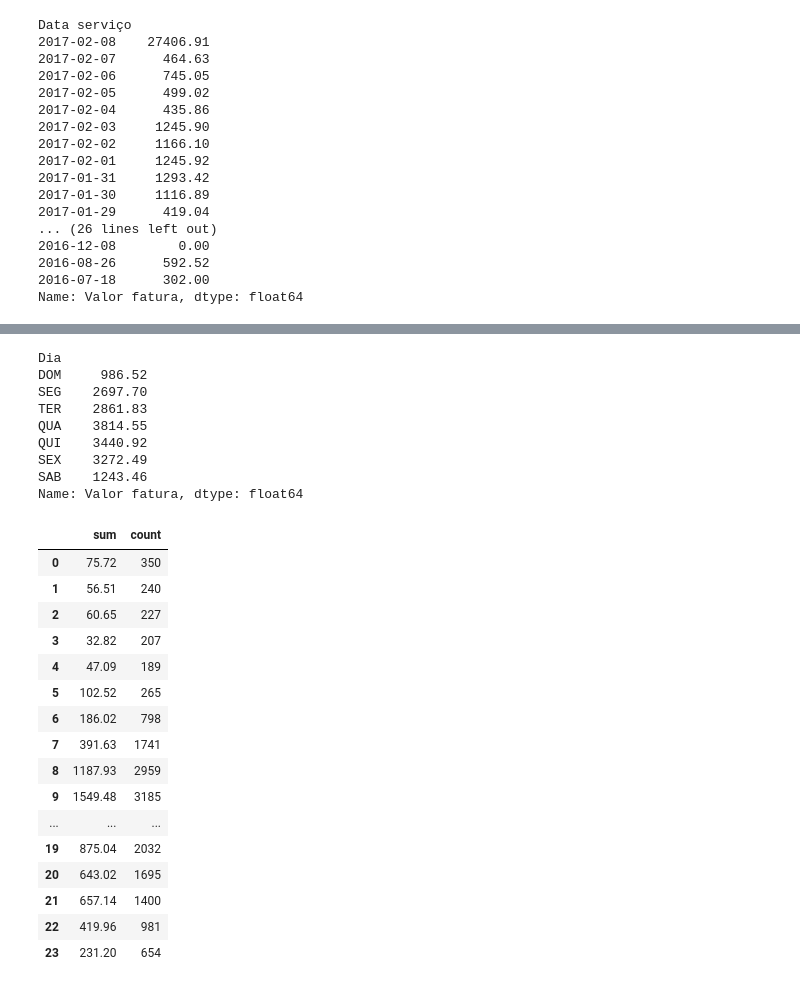
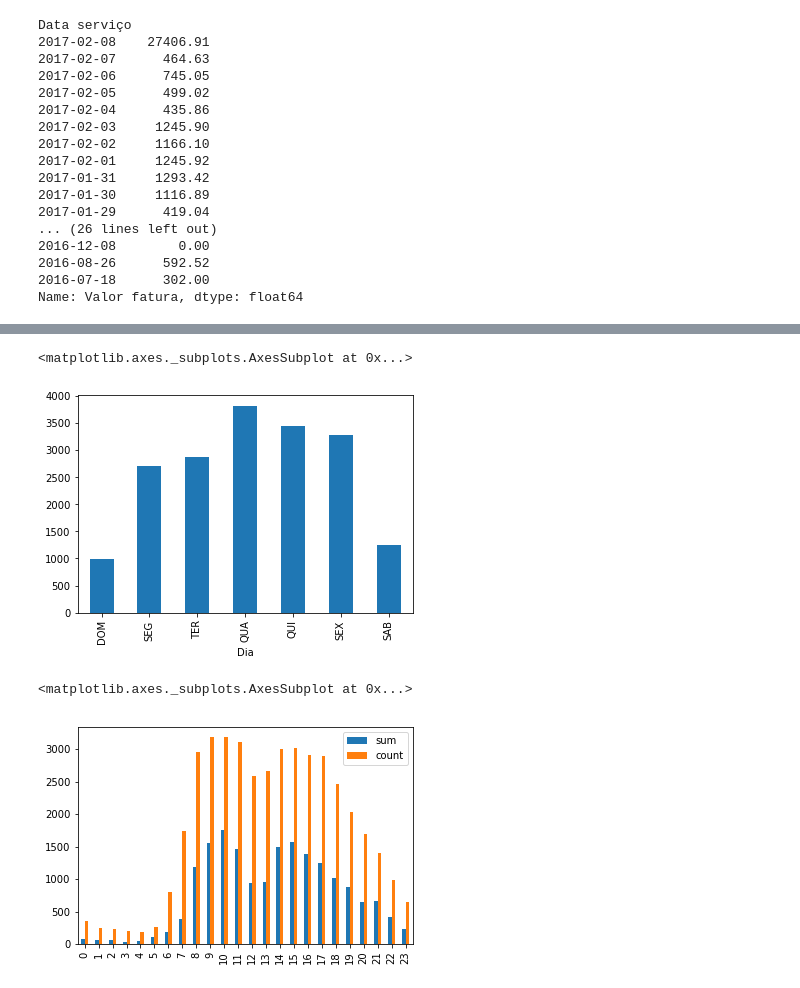
Before and after one commit to victorvilar/bd, a Jupyter notebook: Notebook TCC.ipynb, the cells around one changed output, grey strips where cells are left out. Saved outputs shown, nothing was run; the diff lists cells and outputs as text; code cells hidden in the pictures.

```diff
--- a/Notebook TCC.ipynb
+++ b/Notebook TCC.ipynb
@@ -165,45 +121,23 @@ Name: Valor fatura, dtype: float64
 # %%
 #Identifying weekly usage profile
 servicosUso = df
 servicosUso1 = servicosUso[(servicosUso.Categoria=='VC1') | (servicosUso.Categoria=='VC2') | (servicosUso.Categoria=='VC3') | (servicosUso.Categoria=='EVT')]
-servicosUso = servicosUso1.pivot_table(index='Dia', values='Valor fatura', aggfunc=np.sum).sort_values(ascending=False)
-servicosUso = servicosUso.loc[['DOM','SEG','TER','QUA','QUI','SEX','SAB']]
-servicosUso
+servicosUso2 = servicosUso1.pivot_table(index='Dia', values='Valor fatura', aggfunc=np.sum).sort_values(ascending=False)
+servicosUso = servicosUso2servicosUso.loc[['DOM','SEG','TER','QUA','QUI','SEX','SAB']]
+servicosUso.plot(kind='bar')
 # %% [output]
-Dia
-DOM     986.52
-SEG    2697.70
-TER    2861.83
-QUA    3814.55
-QUI    3440.92
-SEX    3272.49
-SAB    1243.46
-Name: Valor fatura, dtype: float64
+<matplotlib.axes._subplots.AxesSubplot at 0x...>
+[figure, added]
 # %%
 #Identifying time used
 horarioUso = servicosUso1.pivot_table(index='Hora serviço', values='Valor fatura', aggfunc=np.sum).sort_values(ascending=False)
-horarioUso.groupby(horarioUso.index.hour).agg(['sum','count'])
+horarioUso.groupby(horarioUso.index.hour).agg(['sum','count']).plot(kind='bar')
 
 #horarioUso.groupby(horarioUso.index.hour).sum()
 #horarioUso.groupby(horarioUso.index.hour).count()
 # %% [output]
-|  | sum | count |
-| 0 | 75.72 | 350 |
-| 1 | 56.51 | 240 |
-| 2 | 60.65 | 227 |
-| 3 | 32.82 | 207 |
-| 4 | 47.09 | 189 |
-| 5 | 102.52 | 265 |
-| 6 | 186.02 | 798 |
-| 7 | 391.63 | 1741 |
-| 8 | 1187.93 | 2959 |
-| 9 | 1549.48 | 3185 |
-| ... | ... | ... |
-| 19 | 875.04 | 2032 |
-| 20 | 643.02 | 1695 |
-| 21 | 657.14 | 1400 |
-| 22 | 419.96 | 981 |
-| 23 | 231.20 | 654 |
+<matplotlib.axes._subplots.AxesSubplot at 0x...>
+[figure, added]
 # %%
 #Identifying most DDD called
 ddd = df['Destino'].str[:2]
```
Also changed, not shown: parts of 8 cells of this notebook.
